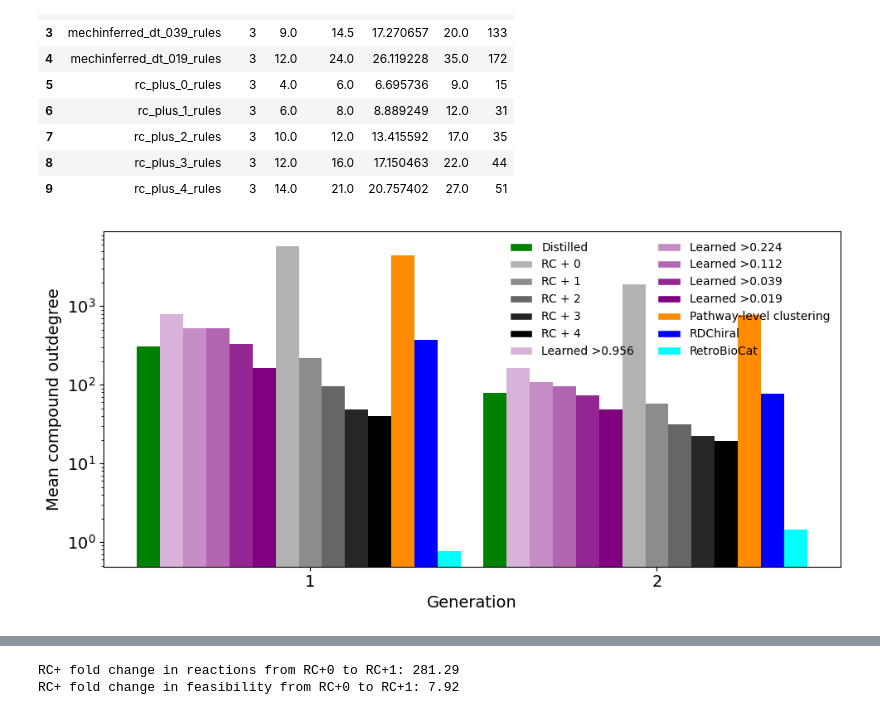
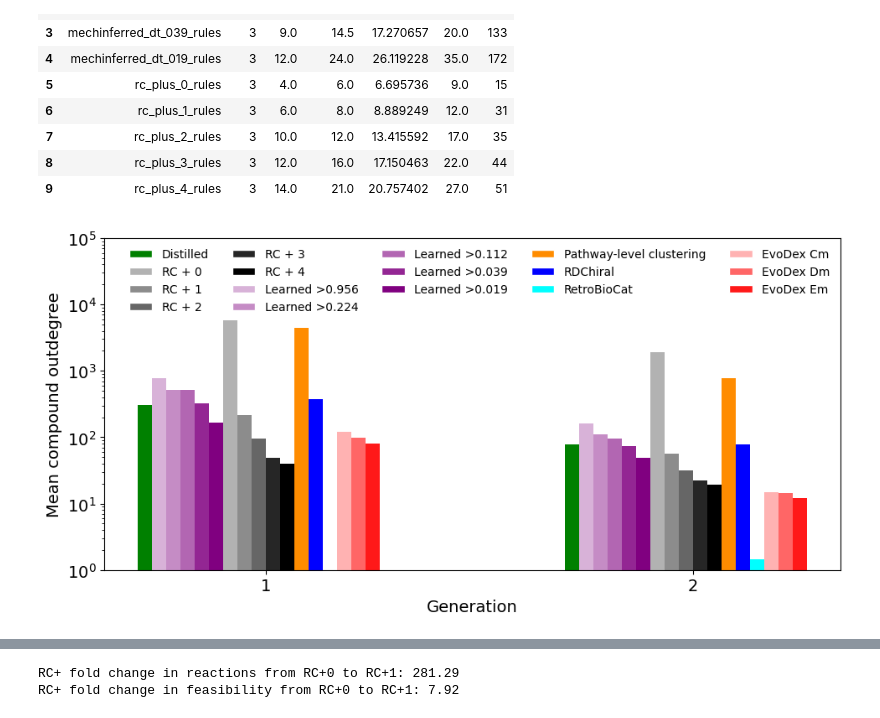
Before and after one commit to stefanpate/coarse-grain-rxns, a Jupyter notebook: notebooks/rule_generative_performance.ipynb, the cells around one changed output, grey strips where cells are left out. Saved outputs shown, nothing was run; the diff lists cells and outputs as text; code cells hidden in the pictures.

Commit message:
Add evodex to dxgb analyzed abf expansion

```diff
--- a/notebooks/rule_generative_performance.ipynb
+++ b/notebooks/rule_generative_performance.ipynb
@@ -84,7 +85,10 @@ rule_sets = [
     'rc_plus_4',
     'imt',
     'rdchiral',
-    'retrobiocat'
+    'retrobiocat',
+    'evodex_Cm',
+    'evodex_Dm',
+    'evodex_Em'
 ]
 
 dfes = []
@@ -116,6 +120,8 @@ for exp_name in cpd_df["expansion"].unique():
     rule_set = exp_name.split("_rules_")[1]
     fn = Path(cfg.mappings) /  f"mapped_known_reactions_x_{rule_set}_rules.parquet"
     print(fn)
+    if not fn.exists():
+        continue
     mapped_rxns = pd.read_parquet(fn)
     rxns = set(mapped_rxns["smarts"])
     known_reactions[exp_name] = rxns
@@ -287,6 +318,9 @@ exp_labels = {
     f'{n_gen}_steps_250728_benchmark_starters_rules_imt_rules_w_coreactants_aplusb_True.pk': "Pathway-level clustering",
     f'{n_gen}_steps_250728_benchmark_starters_rules_rdchiral_rules_w_coreactants_aplusb_True.pk': "RDChiral",
     f'{n_gen}_steps_250728_benchmark_starters_rules_retrobiocat_rules_w_coreactants_aplusb_True.pk': "RetroBioCat",
+    f'{n_gen}_steps_250728_benchmark_starters_rules_evodex_Cm_rules_original_w_coreactants_aplusb_True.pk': "EvoDex Cm",
+    f'{n_gen}_steps_250728_benchmark_starters_rules_evodex_Dm_rules_original_w_coreactants_aplusb_True.pk': "EvoDex Dm",
+    f'{n_gen}_steps_250728_benchmark_starters_rules_evodex_Em_rules_original_w_coreactants_aplusb_True.pk': "EvoDex Em"
 }
 
 colors = {
@@ -304,6 +338,9 @@ colors = {
     f'{n_gen}_steps_250728_benchmark_starters_rules_imt_rules_w_coreactants_aplusb_True.pk': matplotlib.colors.to_rgba("darkorange"),
     f'{n_gen}_steps_250728_benchmark_starters_rules_rdchiral_rules_w_coreactants_aplusb_True.pk': matplotlib.colors.to_rgba("blue"),
     f'{n_gen}_steps_250728_benchmark_starters_rules_retrobiocat_rules_w_coreactants_aplusb_True.pk': matplotlib.colors.to_rgba("cyan"),
+    f'{n_gen}_steps_250728_benchmark_starters_rules_evodex_Cm_rules_original_w_coreactants_aplusb_True.pk': matplotlib.colors.to_rgba("red", alpha=0.3),
+    f'{n_gen}_steps_250728_benchmark_starters_rules_evodex_Dm_rules_original_w_coreactants_aplusb_True.pk': matplotlib.colors.to_rgba("red", alpha=0.6),
+    f'{n_gen}_steps_250728_benchmark_starters_rules_evodex_Em_rules_original_w_coreactants_aplusb_True.pk': matplotlib.colors.to_rgba("red", alpha=0.9),
 }
 
 exp_names = list(exp_labels.keys())
@@ -312,36 +349,45 @@ legend_elements = [
     Patch(facecolor=col, edgecolor='w', label=exp_labels[name])
     for name, col in colors.items()
 ]
+
+sim_legend_elements = [
+    Patch(facecolor=col, edgecolor='w', label=exp_labels[name])
+    for name, col in colors.items()
+    if not any(elt in name for elt in unbalanced_rules)
+]
+
+unbalanced_rules = ['evodex', 'ehreact', 'retrobiocat']
 # %%
 # Fan out clustered bar graph
 
 gens = cpd_df.gen.unique()
 scl_space = 1.5
 n_bars = len(exp_labels)
-width = 0.1
+width = 0.05
 
 fig, ax = plt.subplots(figsize=(10, 5))
 
 for gen in gens:
     ctr = gen * scl_space
     for i in range(n_bars):
         tick = ctr - ((n_bars * width) / 2) + (i * width)
         exp_name = exp_names[i]
         mean_fan_out = cpd_df.loc[(cpd_df["gen"] == gen) & (cpd_df["expansion"] == exp_name), "fan_out"]["mean"].values[0]
         label = exp_labels[exp_name]
         color = colors[exp_name]
         ax.bar(tick, height=mean_fan_out, width=width, color=color, label=label)
 ax.set_xticks(gens * scl_space)
 ax.set_xticklabels(gens.astype(int) + 1)
 ax.set_yscale('log')
 ax.set_xlabel("Generation")
 ax.set_ylabel("Mean compound outdegree")
-ax.legend(handles=legend_elements, loc='upper right', ncol=2, frameon=False, fontsize=10)
+ax.set_ylim(1, 1e5)
+ax.legend(handles=legend_elements, loc='upper right', ncol=5, frameon=False, fontsize=10)
 plt.tight_layout()
 fig.savefig(Path(cfg.figures) / f"{expansion_name}_fan_out_clustered_bar_graph.svg", format="svg")
 plt.show()
 # %% [output]
-[figure, old version]
+[figure, new version]
 # %%
 fig, ax = plt.subplots(figsize=(7, 6))
 width = 0.8
```
Also changed, not shown: parts of 16 cells of this notebook, 14 other files.
